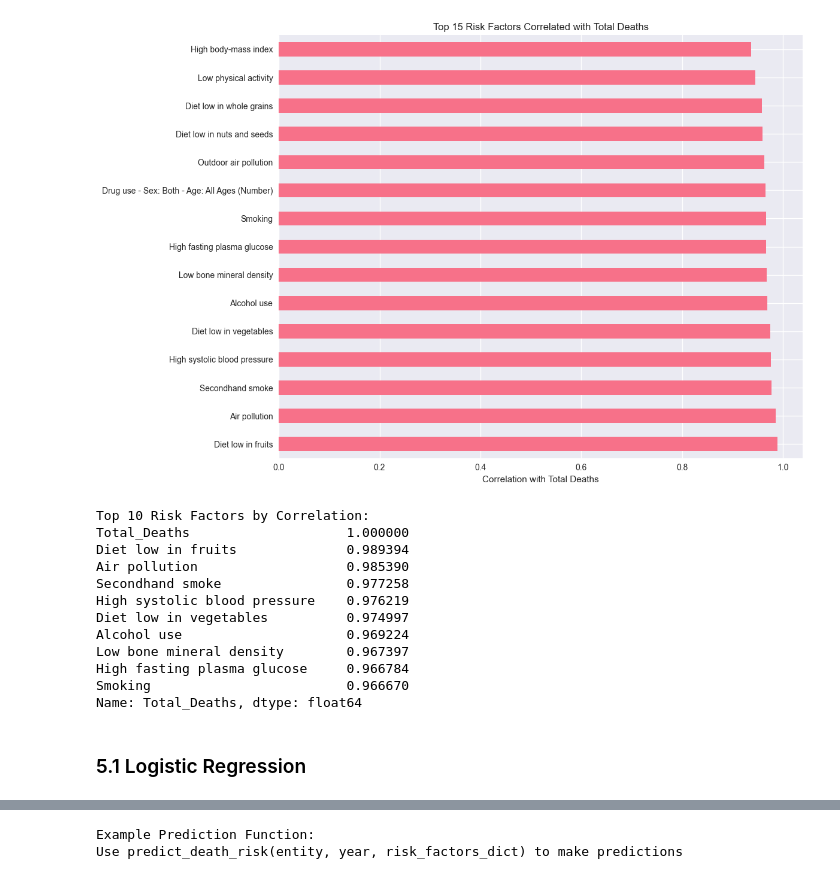
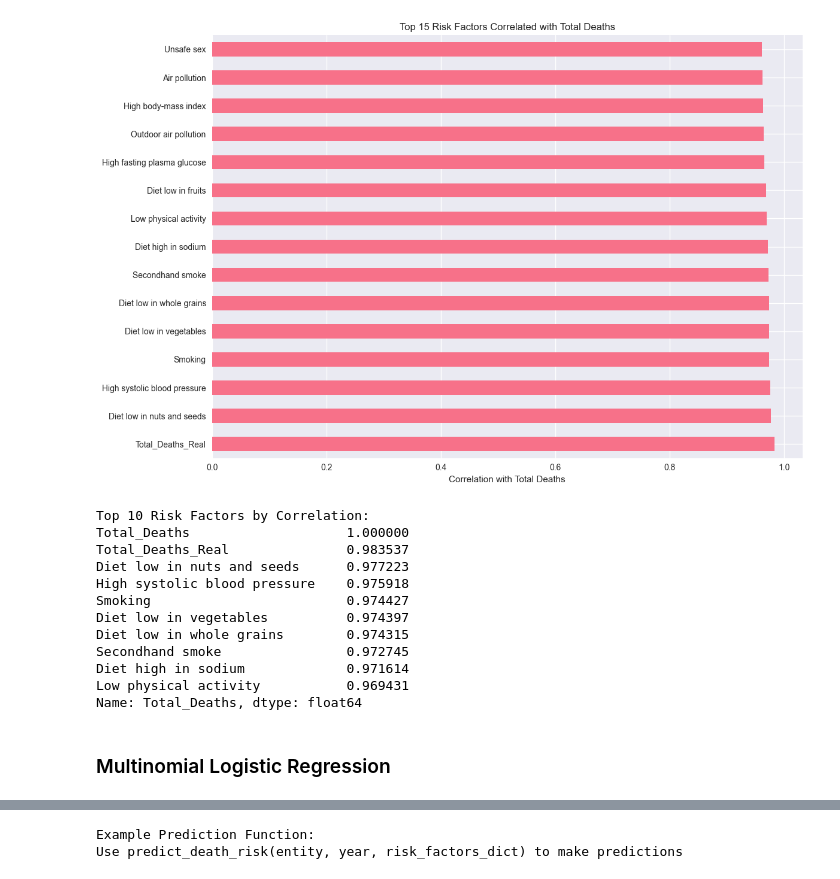
Before and after one commit to Acteus/elective3-proj, a Jupyter notebook: death_risk_prediction.ipynb, the cells around one changed output, grey strips where cells are left out. Saved outputs shown, nothing was run; the diff lists cells and outputs as text; code cells hidden in the pictures.

```diff
--- a/death_risk_prediction.ipynb
+++ b/death_risk_prediction.ipynb
@@ -123,15 +188,15 @@ Shape: (6840, 31)
 Missing values: 0
 # %%
 # Calculate total deaths per row (sum of all risk factors)
-risk_factor_cols = [col for col in df.columns if col not in ['Entity', 'Code', 'Year']]
+risk_factor_cols = [col for col in df.columns if col not in ['Year']]
 df['Total_Deaths'] = df[risk_factor_cols].sum(axis=1)
 
 # Fix target leakage: We will predict the NEXT year's risk category based on THIS year's risk factors.
-# Shift Total_Deaths by -1 within each Entity to get the target for the current year.
-df = df.sort_values(['Entity', 'Year'])
-df['Next_Year_Total_Deaths'] = df.groupby('Entity')['Total_Deaths'].shift(-1)
+# Shift Total_Deaths by -1 to get the target for the current year since it's only one country.
+df = df.sort_values(['Year'])
+df['Next_Year_Total_Deaths'] = df['Total_Deaths'].shift(-1)
 
-# Drop the last year for each country since we don't have next year's data for it
+# Drop the last year since we don't have next year's data for it
 df = df.dropna(subset=['Next_Year_Total_Deaths']).copy()
 
 # Create death risk categories based on NEXT year's total deaths
@@ -242,33 +314,42 @@ Name: count, dtype: int64
 # %%
-# Calculate correlation with target
-correlations = df[risk_factor_cols + ['Total_Deaths']].corr()['Total_Deaths'].sort_values(ascending=False)
+# Calculate correlation with target using specifically mapped continuous integers
+# Select only the risk factor columns and the target ('Total_Deaths') to calculate correlation.
+# Because df might have duplicate column names sometimes, we specifically select the sub-frame.
+df_subset = df[risk_factor_cols + ['Total_Deaths']]
+
+# Handle potentially duplicate 'Total_Deaths' columns by taking only the first one if applicable
+if isinstance(df_subset, pd.DataFrame) and 'Total_Deaths' in df_subset.columns and type(df_subset['Total_Deaths']) == pd.DataFrame:
+    df_subset = df_subset.loc[:, ~df_subset.columns.duplicated()]
+
+corr_matrix = df_subset.astype(float).corr()
+correlations = corr_matrix['Total_Deaths'].sort_values(ascending=False)
 
 # Plot top correlations
 plt.figure(figsize=(12, 8))
 correlations.drop('Total_Deaths').head(15).plot(kind='barh')
 plt.xlabel('Correlation with Total Deaths')
 plt.title('Top 15 Risk Factors Correlated with Total Deaths')
 plt.tight_layout()
 plt.show()
 
 print("Top 10 Risk Factors by Correlation:")
 print(correlations.head(10))
 # %% [output]
-[figure, old version]
+[figure, new version]
 Top 10 Risk Factors by Correlation:
 Total_Deaths                    1.000000
-Diet low in fruits              0.989394
-Air pollution                   0.985390
-Secondhand smoke                0.977258
-High systolic blood pressure    0.976219
-Diet low in vegetables          0.974997
-Alcohol use                     0.969224
-Low bone mineral density        0.967397
-High fasting plasma glucose     0.966784
-Smoking                         0.966670
+Total_Deaths_Real               0.983537
+Diet low in nuts and seeds      0.977223
+High systolic blood pressure    0.975918
+Smoking                         0.974427
+Diet low in vegetables          0.974397
+Diet low in whole grains        0.974315
+Secondhand smoke                0.972745
+Diet high in sodium             0.971614
+Low physical activity           0.969431
 Name: Total_Deaths, dtype: float64
 # %% [markdown]
-### 5.1 Logistic Regression
+### Multinomial Logistic Regression
 # %%
 # Multiclass Logistic Regression
 print("="*50)
```
Also changed, not shown: parts of 47 cells of this notebook, 13 other files.
